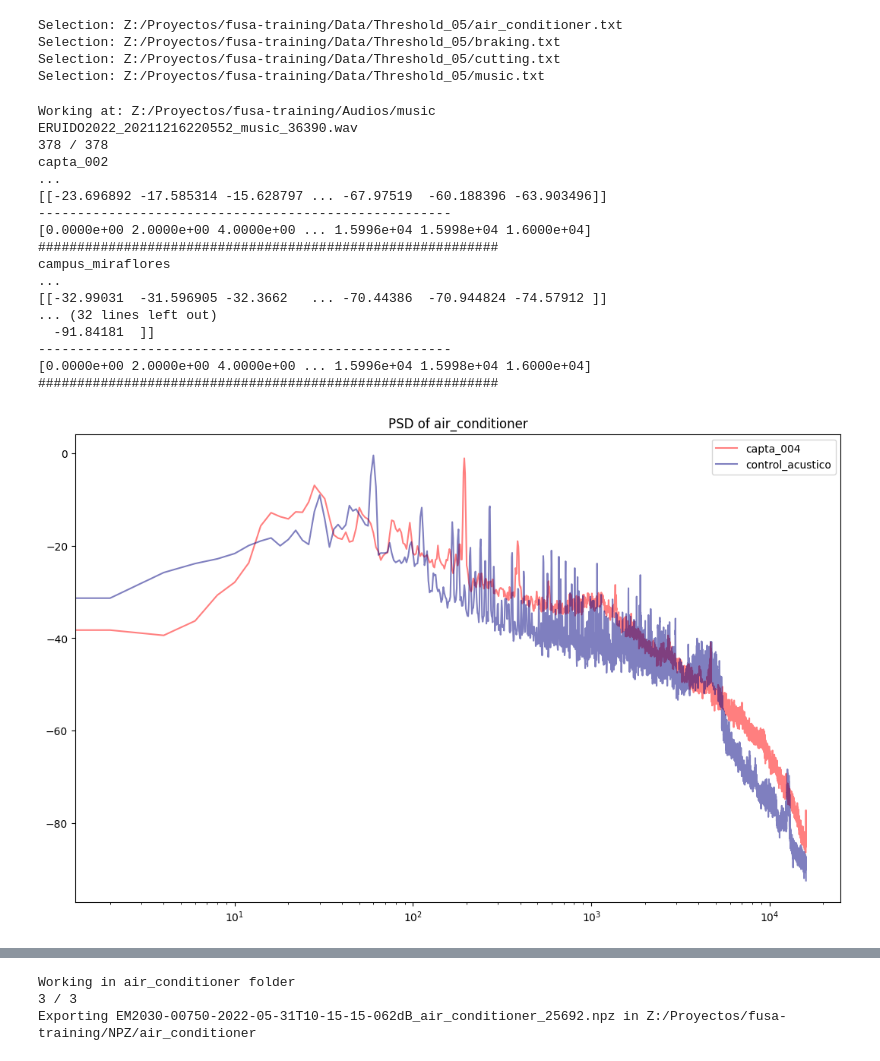
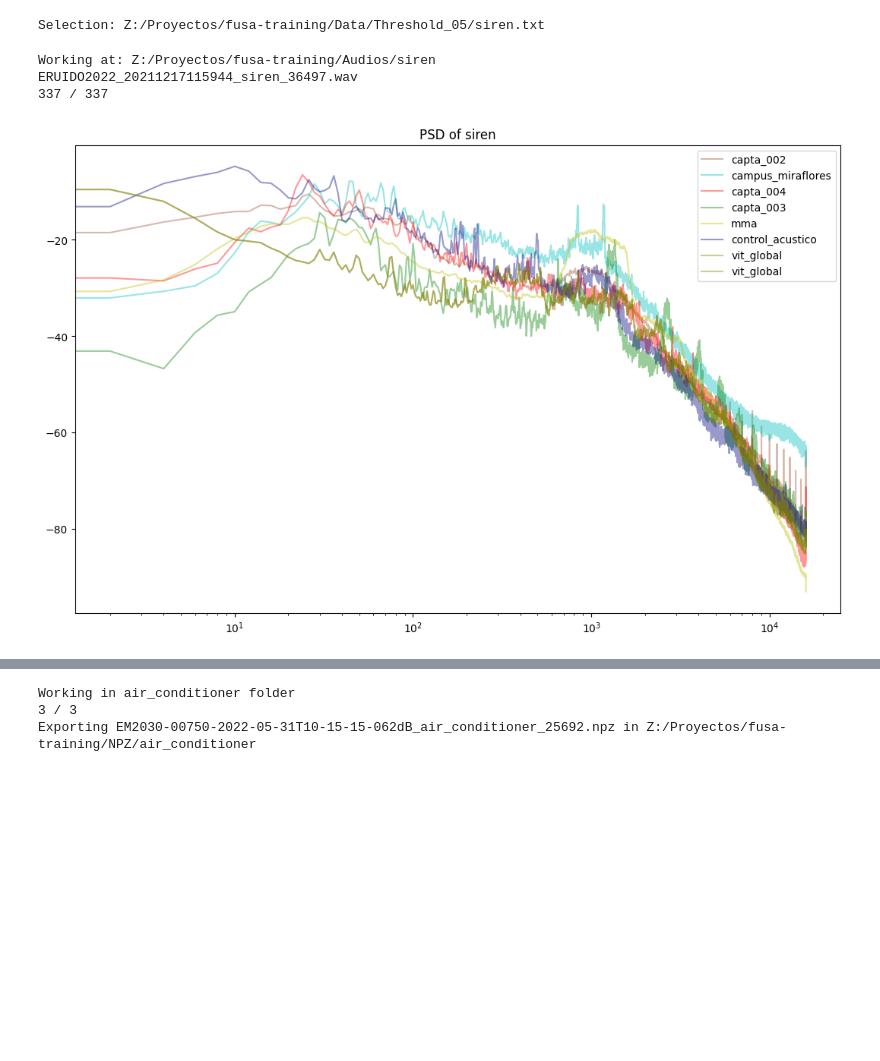
Before and after one commit to JoaquinRMorales/fusa_noise, a Jupyter notebook: main.ipynb, the cells around one changed output, grey strips where cells are left out. Cells and saved outputs as stored; diff of their text form; code cells hidden in the pictures; blank space fills up the shorter version.

```diff
--- a/main.ipynb
+++ b/main.ipynb
@@ -56,38 +59,23 @@ Data exported at: Z:/Proyectos/fusa-training/Data/Threshold_05/air_conditioner.t
 # %%
 #Select dataframe generated in wavs.classifier(treshold) (like bells.txt or noise.txt)
 # bells = wp.WavePlot()
-air_conditioner  = wp.WavePlot()
-braking = wp.WavePlot()
-cutting = wp.WavePlot()
-music = wp.WavePlot()
+# air_conditioner  = wp.WavePlot()
+# braking = wp.WavePlot()
+# cutting = wp.WavePlot()
+# music = wp.WavePlot()
+siren = wp.WavePlot()
 # %% [output]
-Selection: Z:/Proyectos/fusa-training/Data/Threshold_05/air_conditioner.txt
-Selection: Z:/Proyectos/fusa-training/Data/Threshold_05/braking.txt
-Selection: Z:/Proyectos/fusa-training/Data/Threshold_05/cutting.txt
-Selection: Z:/Proyectos/fusa-training/Data/Threshold_05/music.txt
+Selection: Z:/Proyectos/fusa-training/Data/Threshold_05/siren.txt
 # %%
-# fig, ax = plt.subplots()
-# ax1 = bells.Mean_Power_Spectral_Density(color = colormap)
-air_conditioner.Mean_Power_Spectral_Density(color = colormap)
-braking.Mean_Power_Spectral_Density(color = colormap)
-cutting.Mean_Power_Spectral_Density(color = colormap)
-music.Mean_Power_Spectral_Density(color = colormap)
+# # fig, ax = plt.subplots()
+# # ax1 = bells.Mean_Power_Spectral_Density(color = colormap)
+# air_conditioner.Mean_Power_Spectral_Density(color = colormap)
+# braking.Mean_Power_Spectral_Density(color = colormap)
+# cutting.Mean_Power_Spectral_Density(color = colormap)
+# music.Mean_Power_Spectral_Density(color = colormap)
+siren.Mean_Power_Spectral_Density(color = colormap)
 # %% [output]
-Working at: Z:/Proyectos/fusa-training/Audios/music
-ERUIDO2022_20211216220552_music_36390.wav
-378 / 378
-capta_002
-...
-[[-23.696892 -17.585314 -15.628797 ... -67.97519  -60.188396 -63.903496]]
------------------------------------------------------
-[0.0000e+00 2.0000e+00 4.0000e+00 ... 1.5996e+04 1.5998e+04 1.6000e+04]
-###########################################################
-campus_miraflores
-...
-[[-32.99031  -31.596905 -32.3662   ... -70.44386  -70.944824 -74.57912 ]]
-... (32 lines left out)
-  -91.84181  ]]
------------------------------------------------------
-[0.0000e+00 2.0000e+00 4.0000e+00 ... 1.5996e+04 1.5998e+04 1.6000e+04]
-###########################################################
+Working at: Z:/Proyectos/fusa-training/Audios/siren
+ERUIDO2022_20211217115944_siren_36497.wav
+337 / 337
-[figure, old version]
+[figure, new version]
```
Also changed, not shown: parts of 3 cells of this notebook, 2 other files.
